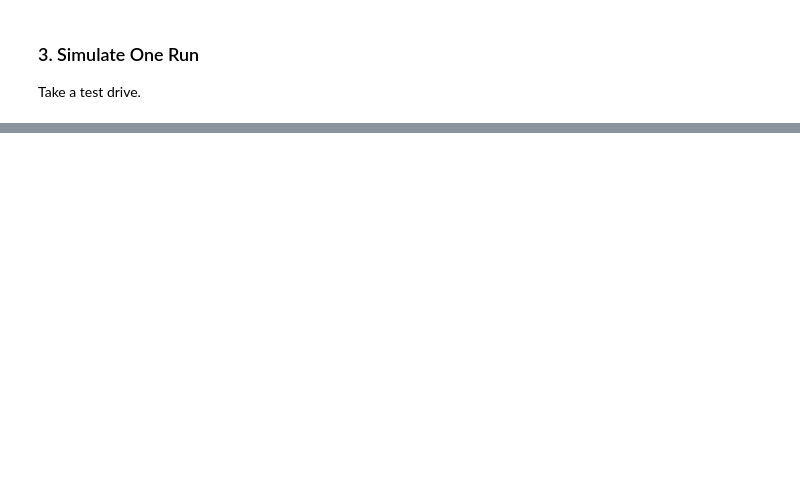
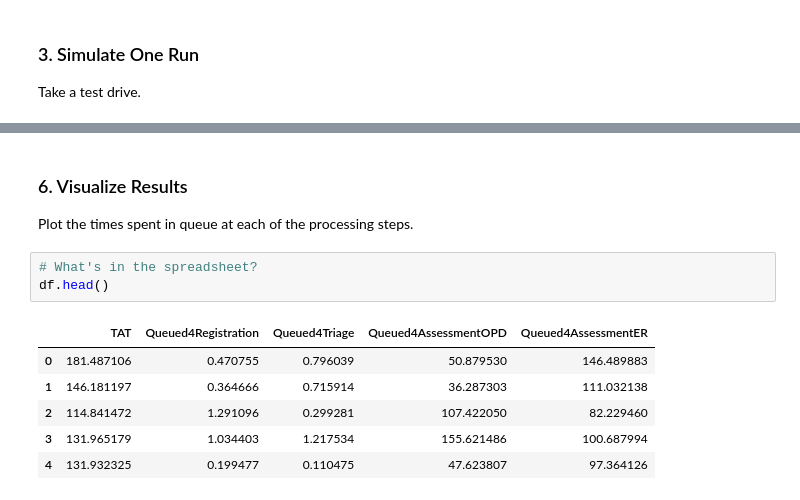
Before and after one commit to sunbee/factorySimulation, a Jupyter notebook: triage.ipynb, the cells around one changed output, grey strips where cells are left out. Cells and saved outputs as stored; diff of their text form; blank space fills up the shorter version.

```diff
--- a/triage.ipynb
+++ b/triage.ipynb
@@ -217,0 +325,14 @@ Median time queued in | START 2 FINISH  | is 103.59835282176545
+# %% [markdown]
+### 6. Visualize Results
+
+Plot the times spent in queue at each of the processing steps.
+# %%
+# What's in the spreadsheet?
+df.head()
+# %% [output]
+|  | TAT | Queued4Registration | Queued4Triage | Queued4AssessmentOPD | Queued4AssessmentER |
+| 0 | 181.487106 | 0.470755 | 0.796039 | 50.879530 | 146.489883 |
+| 1 | 146.181197 | 0.364666 | 0.715914 | 36.287303 | 111.032138 |
+| 2 | 114.841472 | 1.291096 | 0.299281 | 107.422050 | 82.229460 |
+| 3 | 131.965179 | 1.034403 | 1.217534 | 155.621486 | 100.687994 |
+| 4 | 131.932325 | 0.199477 | 0.110475 | 47.623807 | 97.364126 |
```
Also changed, not shown: parts of 11 cells of this notebook, 1 other file.
